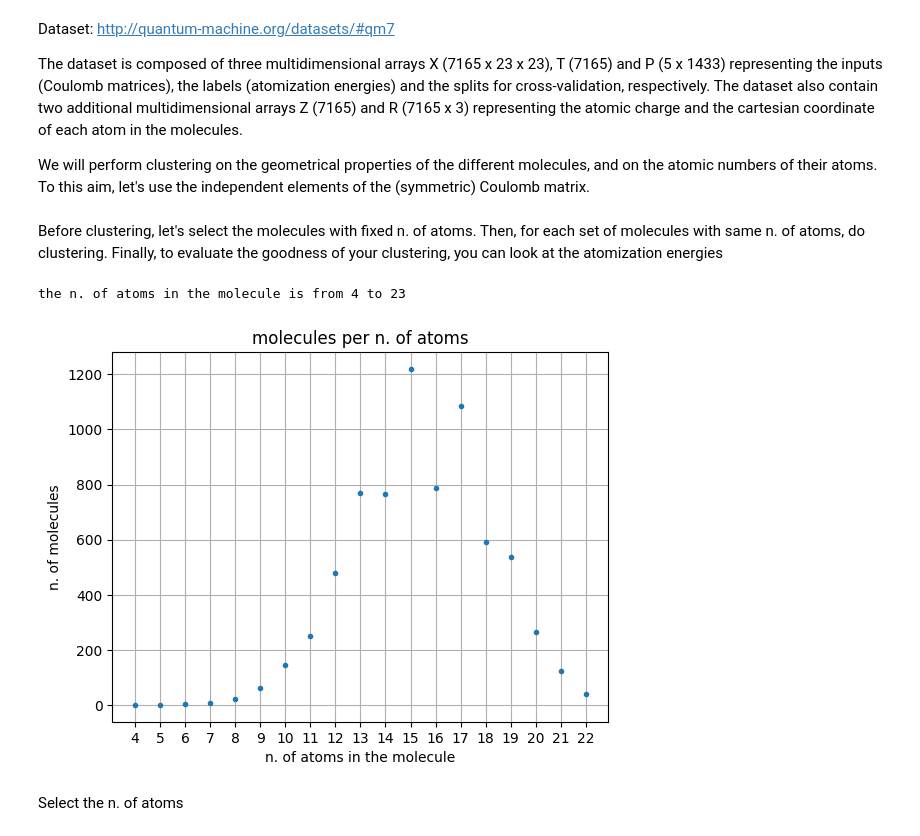
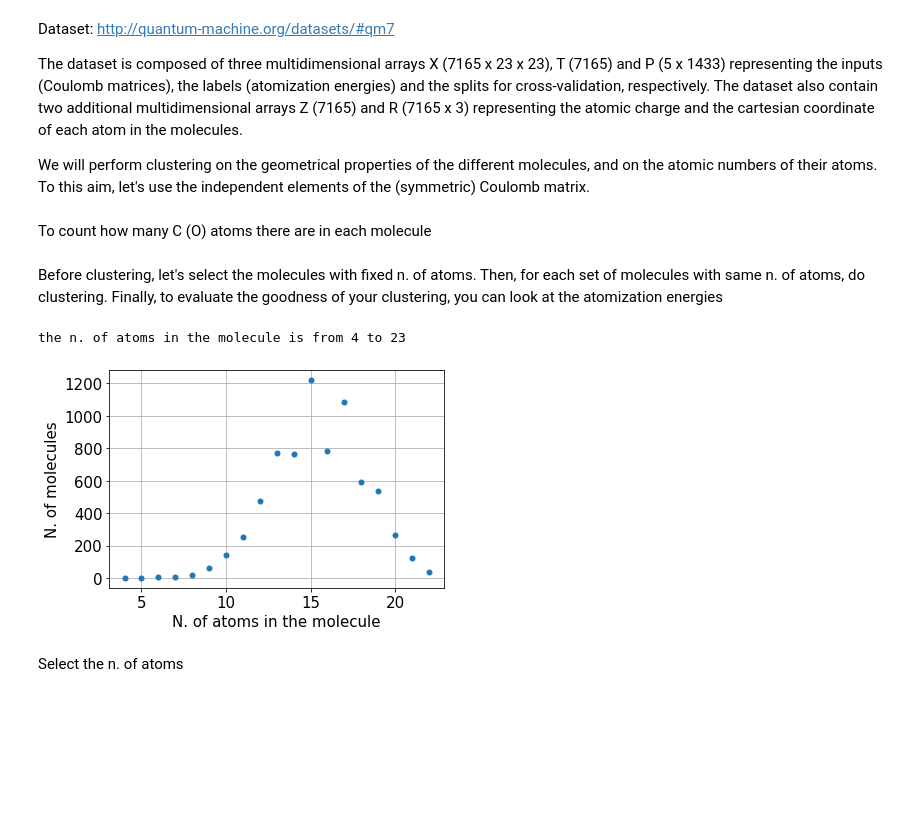
Before and after one commit to rhyan10/unsupervised-learning-molecular-systems, a Jupyter notebook: 3-Clustering/3-Tutorial.ipynb, the cells around one changed output. Saved outputs shown, nothing was run; the diff lists cells and outputs as text; code cells hidden in the pictures; blank space fills up the shorter version.

```diff
--- a/3-Clustering/3-Tutorial.ipynb
+++ b/3-Clustering/3-Tutorial.ipynb
@@ -171,11 +188,23 @@ Text(0, 0.5, 'Prob. density')
 Throughout the entire trajectory, the dihedral angle spends most of its time around 360 and 180 degrees, as indicated by the well-defined peaks above. We can now plot the same dihedral angle but for each cluster seperately.
 # %%
 # For each cluster, create a dihedral subset and plot the distribution
+populations = []
+
 plt.figure()
+plt.rcParams['font.size'] = 15
+
 for i in range(n_clusters):
     cluster_idxs = np.argwhere(labels == i).flatten()
+    populations.append(len(cluster_idxs))
     dih = dihedrals[cluster_idxs]
-    plt.hist(dih, bins = 100, alpha = 0.3, density = True, label = f'Cluster {i}')
+    plt.hist(dih, bins=100, alpha=0.4, density=True, label=f'Cluster {i}')
 
+plt.xlabel("Dihedral angle (degrees)")
+plt.ylabel("Probability density")
+plt.xlim([0, 360])
 plt.legend()
+plt.grid()
+plt.show()
+
+print('relative populations of the clusters: ', populations/np.sum(populations))
 # %% [output]
@@ -194,3 +223,5 @@ We will perform clustering on the geometrical properties of the different molecu
 # %%
 import scipy.io
 dataset = scipy.io.loadmat('../data/qm7.mat')
+# %% [markdown]
+To count how many C (O) atoms there are in each molecule
@@ -197,23 +231,28 @@ dataset = scipy.io.loadmat('../data/qm7.mat')
 # %% [markdown]
 Before clustering, let's select the molecules with fixed n. of atoms. Then, for each set of molecules with same n. of atoms, do clustering. Finally, to evaluate the goodness of your clustering, you can look at the atomization energies
 # %%
-nonzeros=np.count_nonzero(dataset['Z'],axis=1)
-print('the n. of atoms in the molecule is from %s to %s' %(np.min(nonzeros),np.max(nonzeros)))
+nonzeros = np.count_nonzero(dataset['Z'], axis=1)
+print('the n. of atoms in the molecule is from %s to %s' % (np.min(nonzeros), np.max(nonzeros)))
 
-lengths=[]
-for n_atoms in range(np.min(nonzeros),np.max(nonzeros)):
-    lengths.append(len(dataset['Z'][np.where(nonzeros==n_atoms)]))
+lengths = []
+for n_atoms in range(np.min(nonzeros), np.max(nonzeros)):
+    lengths.append(len(dataset['Z'][np.where(nonzeros == n_atoms)]))
 
-plt.plot(np.arange(np.min(nonzeros),np.max(nonzeros)),lengths,'.')
-plt.xticks(np.arange(np.min(nonzeros),np.max(nonzeros)))
-plt.ylabel('n. of molecules')
-plt.xlabel('n. of atoms in the molecule')
-plt.title('molecules per n. of atoms')
+plt.rcParams['font.size'] = 15
+plt.rcParams['lines.linewidth'] = 2
+plt.rcParams['lines.markersize'] = 10
+
+plt.plot(np.arange(np.min(nonzeros), np.max(nonzeros)), lengths, '.')
+#plt.xticks(np.arange(np.min(nonzeros),np.max(nonzeros)))
+
+plt.ylabel('N. of molecules')
+plt.xlabel('N. of atoms in the molecule')
+#plt.title('molecules per n. of atoms')
 plt.grid()
 plt.show()
 # %% [output]
 the n. of atoms in the molecule is from 4 to 23
-[figure, old version]
+[figure, new version]
 # %% [markdown]
 Select the n. of atoms
 # %%
```
Also changed, not shown: parts of 41 cells of this notebook, 1 other file.
